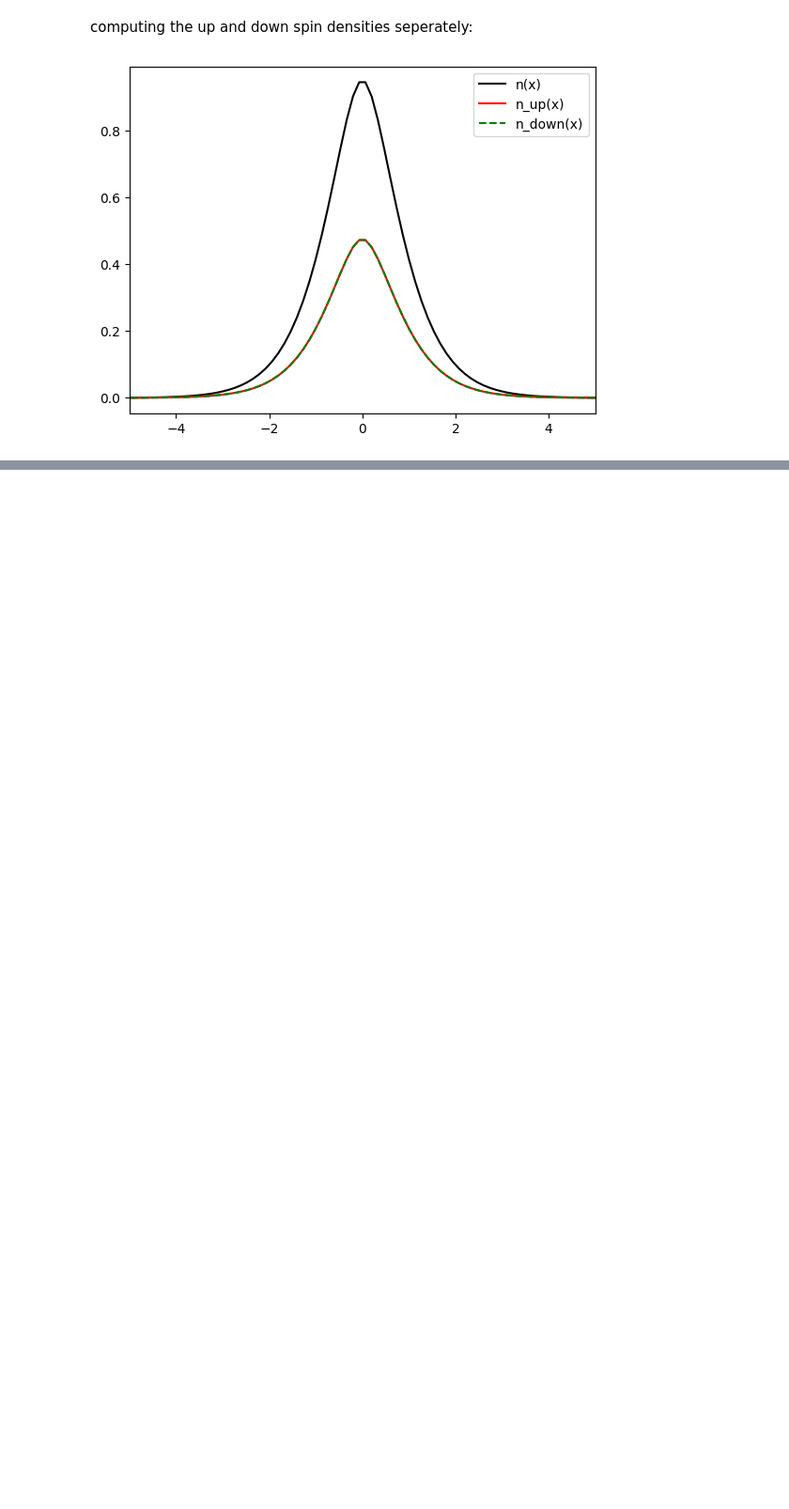
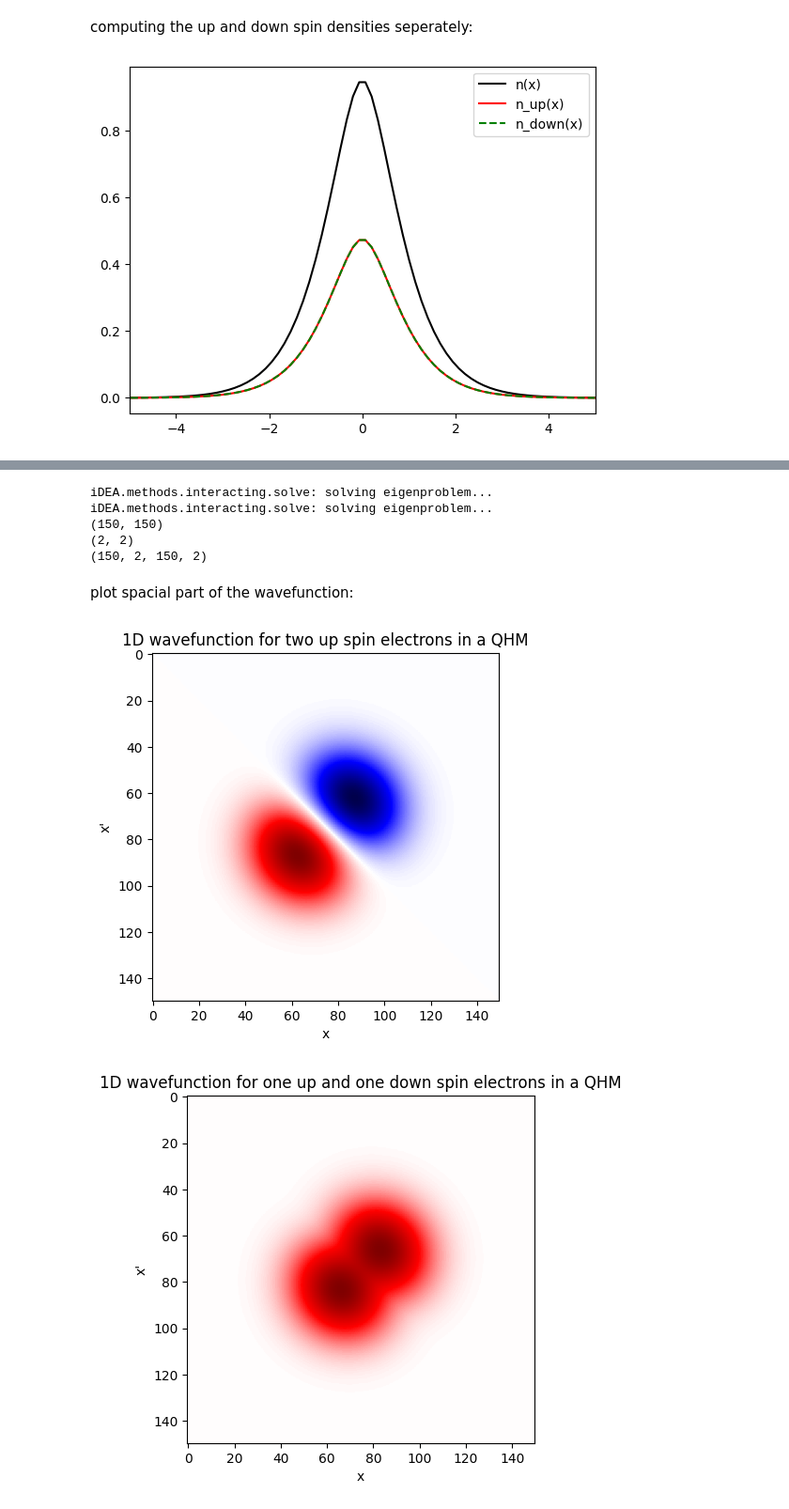
Before and after one commit to indigoedwards/indigo-mphys-project, a Jupyter notebook: iDEA-tutorial.ipynb, the cells around one changed output, grey strips where cells are left out. Shown: that part at 94% size. Saved outputs shown, nothing was run; the diff lists cells and outputs as text; code cells hidden in the pictures; blank space fills up the shorter version.

```diff
--- a/iDEA-tutorial.ipynb
+++ b/iDEA-tutorial.ipynb
@@ -59,0 +99,28 @@ plt.show()
+# %%
+ground_state = idea.methods.interacting.solve(s, k=0)
+ground_state2 = idea.methods.interacting.solve(s2, k=0)
+print(ground_state.space.shape)
+print(ground_state.spin.shape)
+print(ground_state.full.shape)
+# %% [output]
+iDEA.methods.interacting.solve: solving eigenproblem...
+iDEA.methods.interacting.solve: solving eigenproblem...
+(150, 150)
+(2, 2)
+(150, 2, 150, 2)
+# %% [markdown]
+plot spacial part of the wavefunction:
+# %%
+plt.imshow(ground_state.space.real, cmap="seismic", vmax=np.max(ground_state.space.real), vmin=-np.max(ground_state.space.real))
+plt.title("1D wavefunction for two up spin electrons in a QHM")
+plt.xlabel("x")
+plt.ylabel("x'")
+plt.show()
+plt.imshow(ground_state2.space.real, cmap="seismic", vmax=np.max(ground_state2.space.real), vmin=-np.max(ground_state2.space.real))
+plt.title("1D wavefunction for one up and one down spin electrons in a QHM")
+plt.xlabel("x")
+plt.ylabel("x'")
+plt.show()
+# %% [output]
+[figure, added]
+[figure, added]
```
Also changed, not shown: parts of 10 cells of this notebook.
